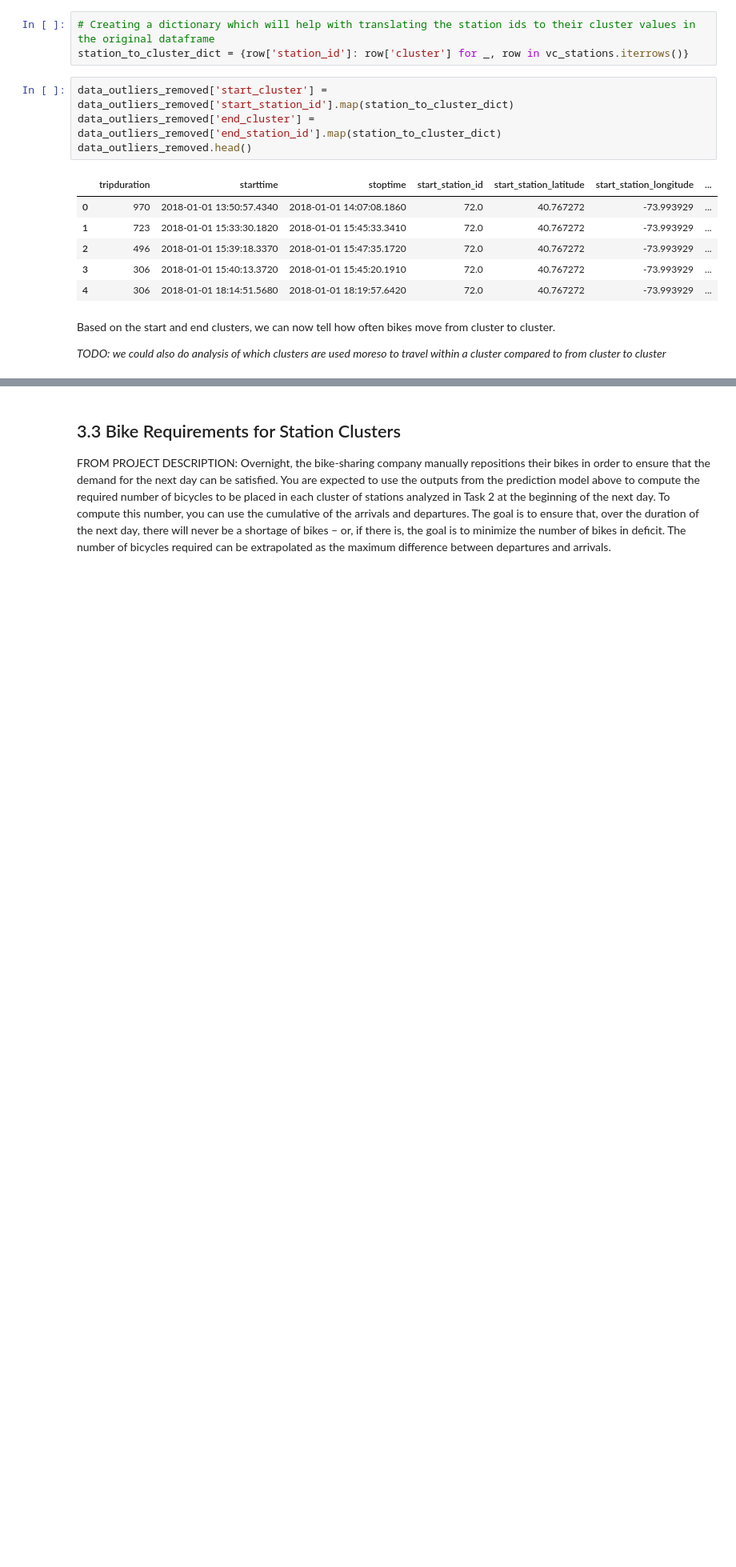
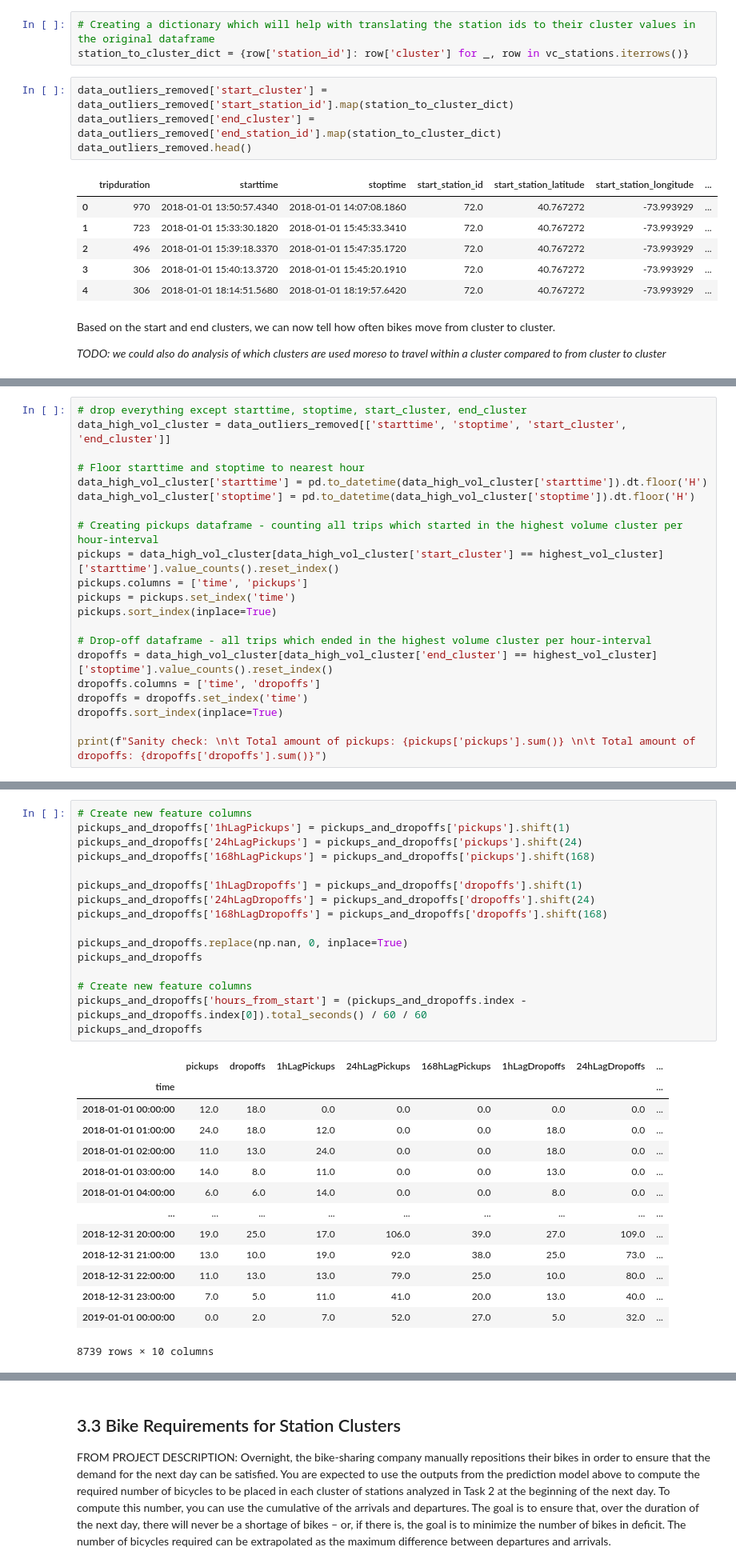
Before and after one commit to 4ug-aug/42577-IBA-Project, a Jupyter notebook: project_first_draft.ipynb, the cells around one changed output, grey strips where cells are left out. Shown at 80% size. Drawn from its saved outputs; the diff is of its cells as text; blank space fills up the shorter version.

```diff
--- a/project_first_draft.ipynb
+++ b/project_first_draft.ipynb
@@ -557,0 +561,21 @@ data. You should instead use the data from January to October (included) to trai
+# %%
+# drop everything except starttime, stoptime, start_cluster, end_cluster
+data_high_vol_cluster = data_outliers_removed[['starttime', 'stoptime', 'start_cluster', 'end_cluster']]
+
+# Floor starttime and stoptime to nearest hour
+data_high_vol_cluster['starttime'] = pd.to_datetime(data_high_vol_cluster['starttime']).dt.floor('H')
+data_high_vol_cluster['stoptime'] = pd.to_datetime(data_high_vol_cluster['stoptime']).dt.floor('H')
+
+# Creating pickups dataframe - counting all trips which started in the highest volume cluster per hour-interval
+pickups = data_high_vol_cluster[data_high_vol_cluster['start_cluster'] == highest_vol_cluster]['starttime'].value_counts().reset_index()
+pickups.columns = ['time', 'pickups']
+pickups = pickups.set_index('time')
+pickups.sort_index(inplace=True)
+
+# Drop-off dataframe - all trips which ended in the highest volume cluster per hour-interval
+dropoffs = data_high_vol_cluster[data_high_vol_cluster['end_cluster'] == highest_vol_cluster]['stoptime'].value_counts().reset_index()
+dropoffs.columns = ['time', 'dropoffs']
+dropoffs = dropoffs.set_index('time')
+dropoffs.sort_index(inplace=True)
+
+print(f"Sanity check: \n\t Total amount of pickups: {pickups['pickups'].sum()} \n\t Total amount of dropoffs: {dropoffs['dropoffs'].sum()}")
@@ -557,0 +630,31 @@ data. You should instead use the data from January to October (included) to trai
+# %%
+# Create new feature columns
+pickups_and_dropoffs['1hLagPickups'] = pickups_and_dropoffs['pickups'].shift(1)
+pickups_and_dropoffs['24hLagPickups'] = pickups_and_dropoffs['pickups'].shift(24)
+pickups_and_dropoffs['168hLagPickups'] = pickups_and_dropoffs['pickups'].shift(168)
+
+pickups_and_dropoffs['1hLagDropoffs'] = pickups_and_dropoffs['dropoffs'].shift(1)
+pickups_and_dropoffs['24hLagDropoffs'] = pickups_and_dropoffs['dropoffs'].shift(24)
+pickups_and_dropoffs['168hLagDropoffs'] = pickups_and_dropoffs['dropoffs'].shift(168)
+
+pickups_and_dropoffs.replace(np.nan, 0, inplace=True)
+pickups_and_dropoffs
+
+# Create new feature columns
+pickups_and_dropoffs['hours_from_start'] = (pickups_and_dropoffs.index - pickups_and_dropoffs.index[0]).total_seconds() / 60 / 60
+pickups_and_dropoffs
+# %% [output]
+|  | pickups | dropoffs | 1hLagPickups | 24hLagPickups | 168hLagPickups | 1hLagDropoffs | 24hLagDropoffs | ... |
+| time |  |  |  |  |  |  |  | ... |
+| 2018-01-01 00:00:00 | 12.0 | 18.0 | 0.0 | 0.0 | 0.0 | 0.0 | 0.0 | ... |
+| 2018-01-01 01:00:00 | 24.0 | 18.0 | 12.0 | 0.0 | 0.0 | 18.0 | 0.0 | ... |
+| 2018-01-01 02:00:00 | 11.0 | 13.0 | 24.0 | 0.0 | 0.0 | 18.0 | 0.0 | ... |
+| 2018-01-01 03:00:00 | 14.0 | 8.0 | 11.0 | 0.0 | 0.0 | 13.0 | 0.0 | ... |
+| 2018-01-01 04:00:00 | 6.0 | 6.0 | 14.0 | 0.0 | 0.0 | 8.0 | 0.0 | ... |
+| ... | ... | ... | ... | ... | ... | ... | ... | ... |
+| 2018-12-31 20:00:00 | 19.0 | 25.0 | 17.0 | 106.0 | 39.0 | 27.0 | 109.0 | ... |
+| 2018-12-31 21:00:00 | 13.0 | 10.0 | 19.0 | 92.0 | 38.0 | 25.0 | 73.0 | ... |
+| 2018-12-31 22:00:00 | 11.0 | 13.0 | 13.0 | 79.0 | 25.0 | 10.0 | 80.0 | ... |
+| 2018-12-31 23:00:00 | 7.0 | 5.0 | 11.0 | 41.0 | 20.0 | 13.0 | 40.0 | ... |
+| 2019-01-01 00:00:00 | 0.0 | 2.0 | 7.0 | 52.0 | 27.0 | 5.0 | 32.0 | ... |
+8739 rows × 10 columns
```
Also changed, not shown: parts of 15 cells of this notebook.
